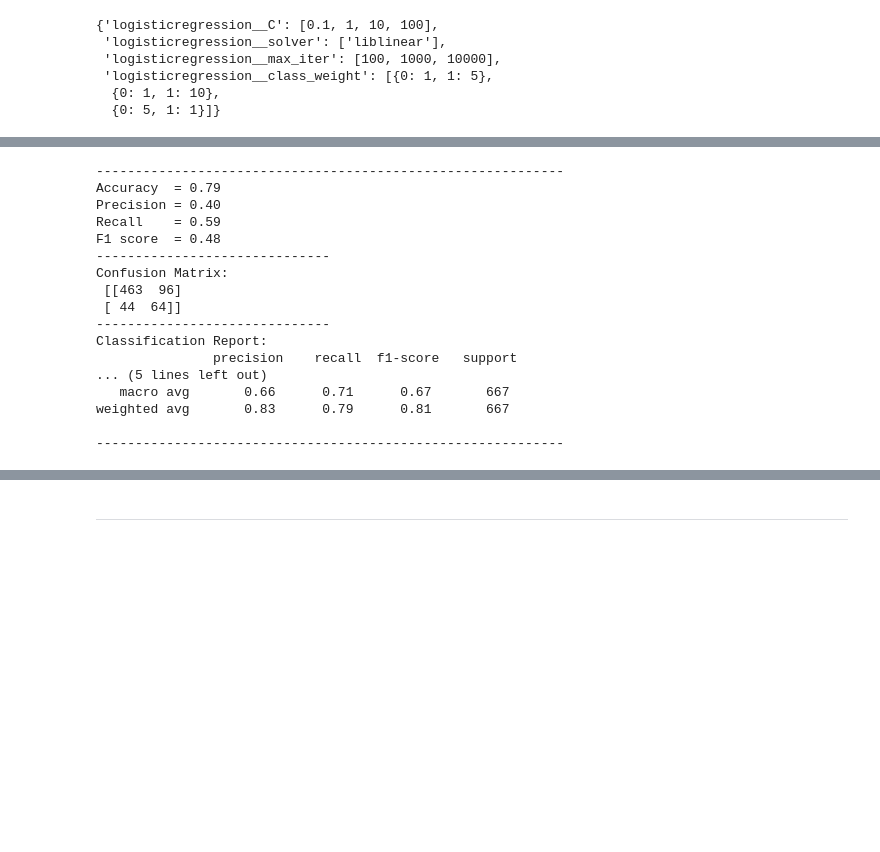
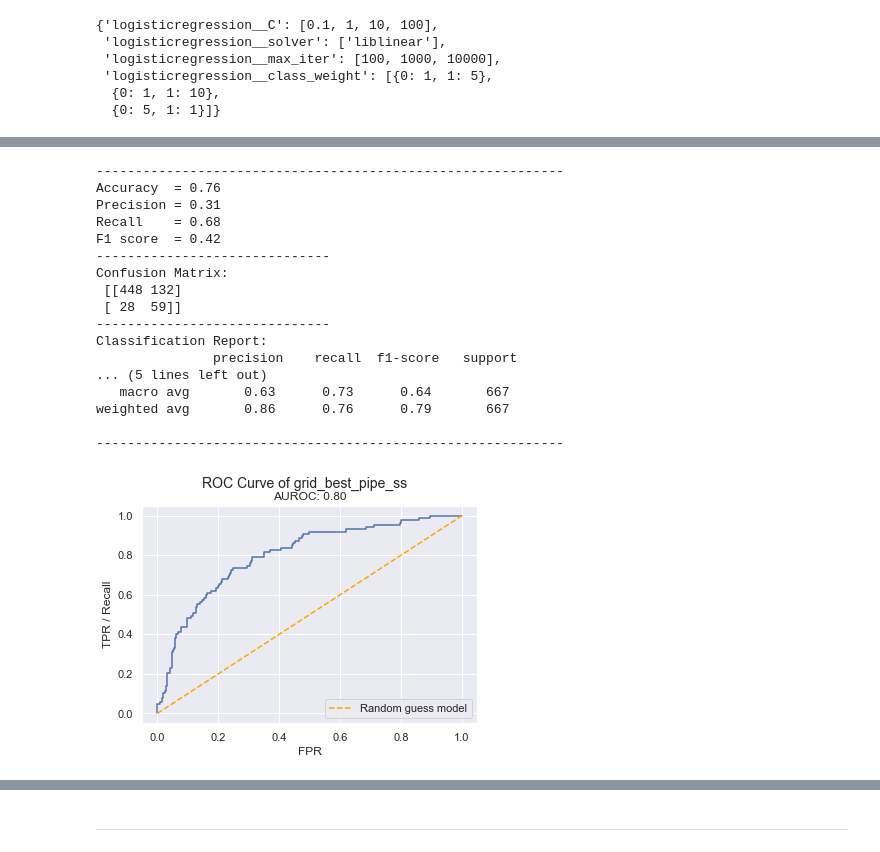
Before and after one commit to ashish-sharma-as/Customer_Churn, a Jupyter notebook: customer_churn.ipynb, the cells around one changed output, grey strips where cells are left out. Saved outputs shown, nothing was run; the diff lists cells and outputs as text; code cells hidden in the pictures; blank space fills up the shorter version.

```diff
--- a/customer_churn.ipynb
+++ b/customer_churn.ipynb
@@ -1107,5 +1175,3 @@ grid.best_params_
 # %%
 grid_best_estimator = grid.best_estimator_
 grid_best_estimator;
-# %%
-grid_best_estimator.fit(X_train, y_train);
@@ -1114,27 +1178,36 @@ y_pred_best = grid_best_estimator.predict(X_test)
+# %%
+# Pipeline with processed data and standardization + LogReg + Best Grid after Hyper tuning
+# Calling the train and predict on the hyperparameter-tuned-pipeline pipe_ss
+
+y_pred, y_pred_proba_all = train_and_predict(grid_best_estimator, X_train, X_test, y_train)
 # %%
-model_results('grid_best_estimator'
+model_results('grid_best_pipe_ss'
               ,grid_best_estimator
-              ,'Sk Pipe: Preprocessing + Std + LogReg + HT + HT_CW'
+              ,'Sk: PP | ST | LR | HT | HT_CW'
               ,y_test
-              ,y_pred_best)
+              ,y_pred)
 # %% [output]
 ------------------------------------------------------------
-Accuracy  = 0.79
-Precision = 0.40
-Recall    = 0.59
-F1 score  = 0.48
+Accuracy  = 0.76
+Precision = 0.31
+Recall    = 0.68
+F1 score  = 0.42
 ------------------------------
 Confusion Matrix:
- [[463  96]
- [ 44  64]]
+ [[448 132]
+ [ 28  59]]
 ------------------------------
 Classification Report:
                precision    recall  f1-score   support
 ... (5 lines left out)
-   macro avg       0.66      0.71      0.67       667
-weighted avg       0.83      0.79      0.81       667
+   macro avg       0.63      0.73      0.64       667
+weighted avg       0.86      0.76      0.79       667
 
 ------------------------------------------------------------
+# %%
+auroc('grid_best_pipe_ss', grid_best_estimator, X_test, y_test, y_pred_proba_all)
+# %% [output]
+[figure, added]
 # %%
 model_results_df
 # %% [output]
```
Also changed, not shown: parts of 69 cells of this notebook.
